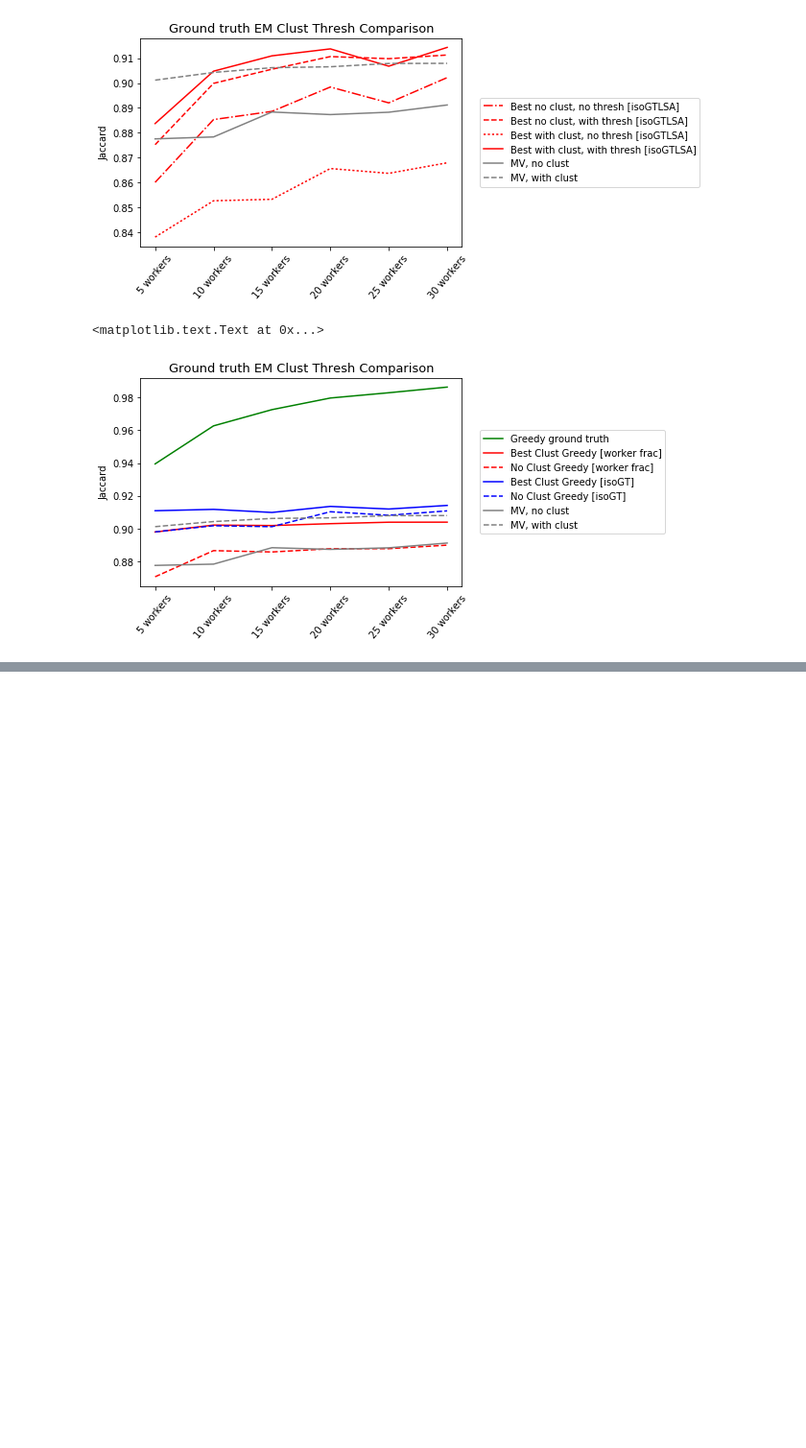
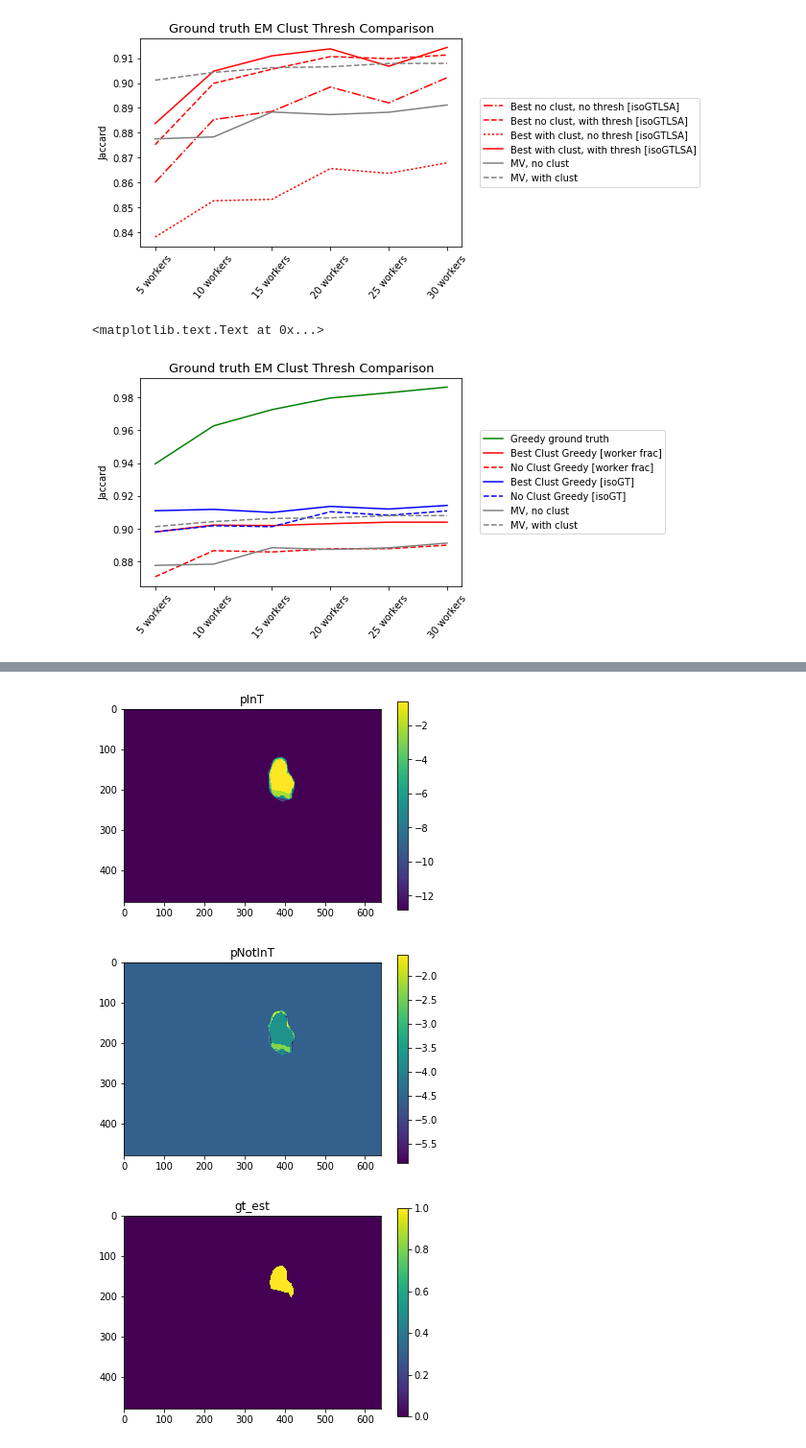
Before and after one commit to cognoscentai/segmentation, a Jupyter notebook: ipynb/PixelBasedGroundTruthExperiment-WithCluster.ipynb, the cells around one changed output, grey strips where cells are left out. Shown: that part at 96% size. Cells and saved outputs as stored; diff of their text form; code cells hidden in the pictures; blank space fills up the shorter version.

```diff
--- a/ipynb/PixelBasedGroundTruthExperiment-WithCluster.ipynb
+++ b/ipynb/PixelBasedGroundTruthExperiment-WithCluster.ipynb
@@ -249,0 +302,25 @@ To do
+# %%
+def visually_debug(sample,objid,cluster_id,algo):
+    PIXDIR = "pixel_em/{}/obj{}/clust{}/".format(sample,objid,cluster_id)
+    pInT = pkl.load(open("{}{}_p_in_mask_ground_truth.pkl".format(PIXDIR,algo)))
+    pNotInT = pkl.load(open("{}{}_p_not_in_ground_truth.pkl".format(PIXDIR,algo)))
+    gt_est = pkl.load(open("{}{}_gt_est_ground_truth_mask_thresh2.pkl".format(PIXDIR,algo)))
+
+    plt.figure()
+    plt.imshow(pInT)
+    plt.title("pInT")
+    plt.colorbar()
+    plt.figure()
+    plt.imshow(pNotInT)
+    plt.title("pNotInT")
+    plt.colorbar()
+    plt.figure()
+    plt.imshow(gt_est)
+    plt.title("gt_est")
+    plt.colorbar()
+# %%
+visually_debug(sample,objid,cluster_id,"isoGT")
+# %% [output]
+[figure, added]
+[figure, added]
+[figure, added]
```
Also changed, not shown: parts of 12 cells of this notebook, 1 other file.
